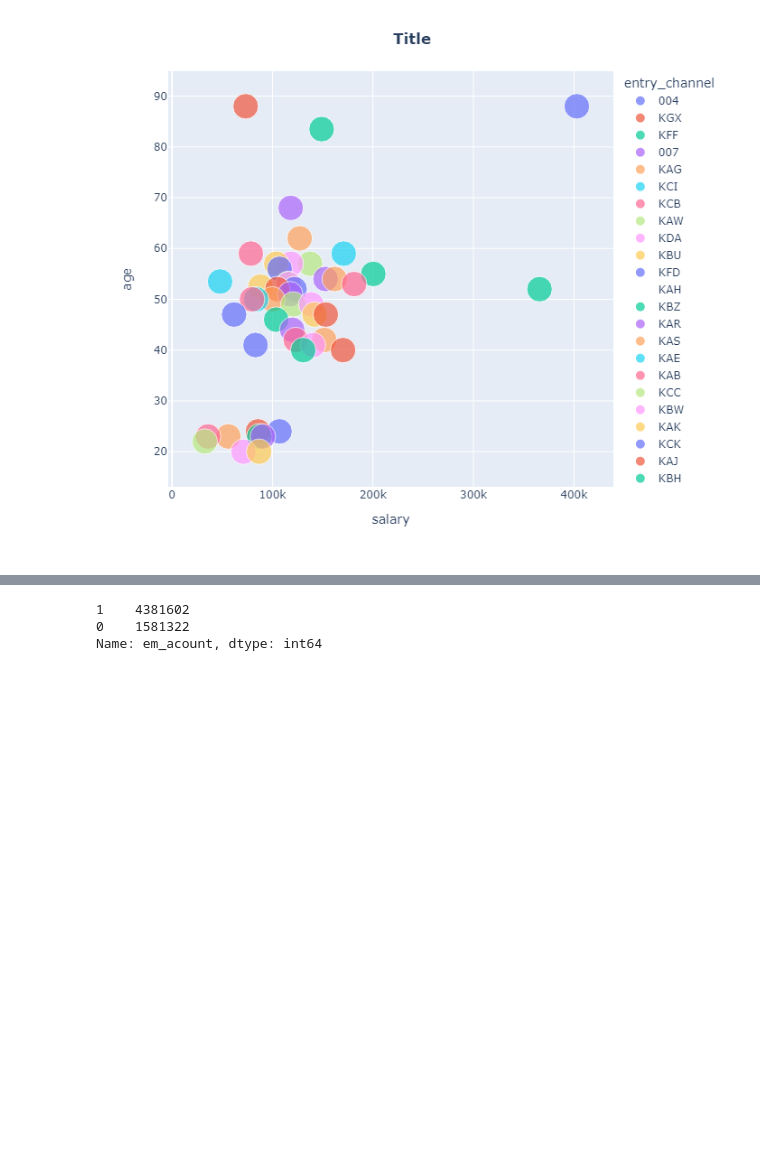
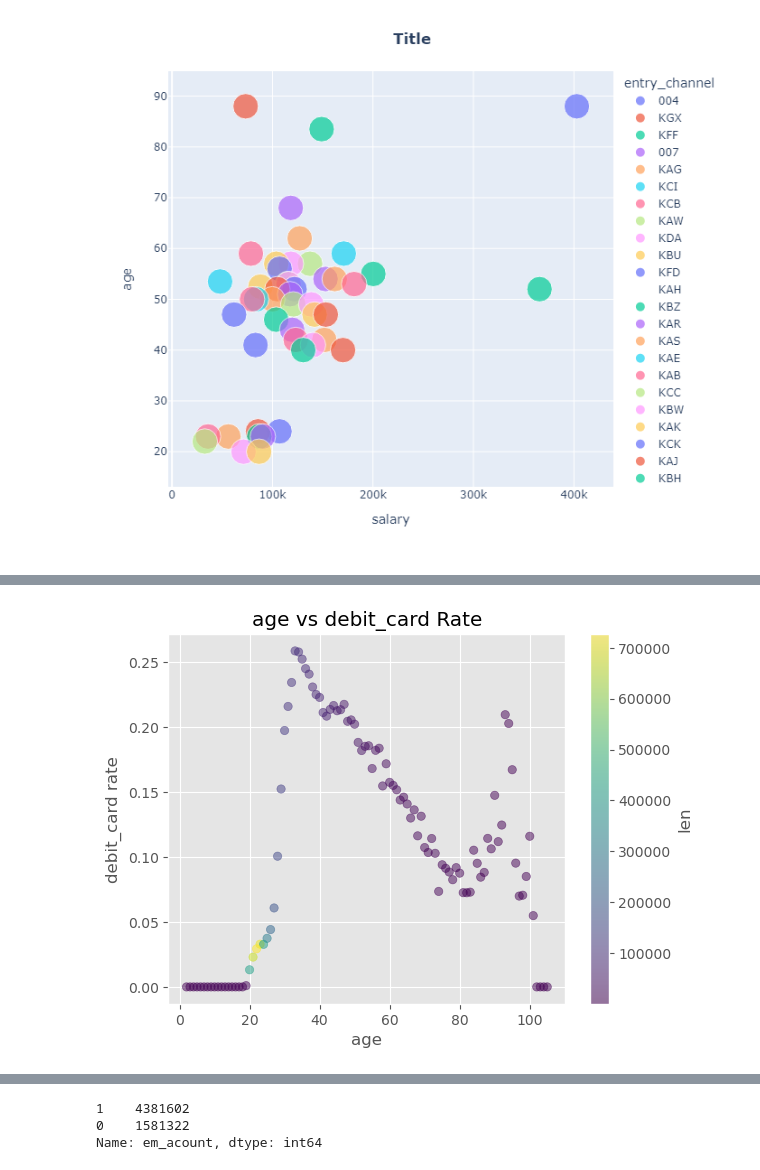
Before and after one commit to aggarcia1996/final_project_adjt, a Jupyter notebook: Analysis/EDA.ipynb, the cells around one changed output, grey strips where cells are left out. Drawn from its saved outputs; the diff is of its cells as text; code cells hidden in the pictures; blank space fills up the shorter version.

Commit message:
more plots

```diff
--- a/Analysis/EDA.ipynb
+++ b/Analysis/EDA.ipynb
@@ -68,6 +68,23 @@ def numerical_distribution(df,feature, feature_2):
     print()
     print('Outliers analysis:\n')
     print(f'IQR: {IQR} || (median_abs_deviation): {median_absolute_deviation}|| The Median-based index: {mcv} ')
+
+# =========================================================
+def feature_vs_target_w_lengh(data, feature, TARGET):
+    sleep_pivot = data.pivot_table(
+        index = [feature], values = TARGET,
+        aggfunc = [len, sum, np.mean]).sort_values(by = [("mean", TARGET)], ascending = False)
+
+    fig, ax = plt.subplots()
+    scatter = ax.scatter(
+        sleep_pivot.index, sleep_pivot[("mean", TARGET)], c = sleep_pivot[("len", TARGET)],
+        cmap = "viridis", alpha = 0.5)
+    ax.set_xlabel(feature)
+    ax.set_ylabel(TARGET + " rate")
+    ax.set_title(feature + " vs " + TARGET + " Rate")
+    cbar = fig.colorbar(scatter)
+    cbar.set_label("len")
+    plt.show()
 # %%
 df = pd.read_csv("Bobs_df.csv")
 df.drop("Unnamed: 0", axis = 1, inplace = True)
@@ -225,6 +242,10 @@ df["deceased"] contains 2 unique values.
 df["entry_date"] contains 1499 unique values.
 df["entry_channel"] contains 69 unique values.
 df["segment"] contains 4 unique values.
+# %%
+df["segment"] = df["segment"].str.replace("03 - UNIVERSITARIO", "student")
+df["segment"] = df["segment"].str.replace("02 - PARTICULARES", "regular")
+df["segment"] = df["segment"].str.replace("01 - TOP", "top")
 # %%
 ## we have 25 cases without gender. we'll just make them female for now
 df = df.rename(columns = { "gender": "Male" })
@@ -340,0 +441,4 @@ four_feature_scatterer(df[df["salary"].notna()], "entry_channel", "salary", "age
+# %%
+feature_vs_target_w_lengh(df, "age", "debit_card")
+# %% [output]
+[figure, added]
```
Also changed, not shown: parts of 15 cells of this notebook, 1 other file.
